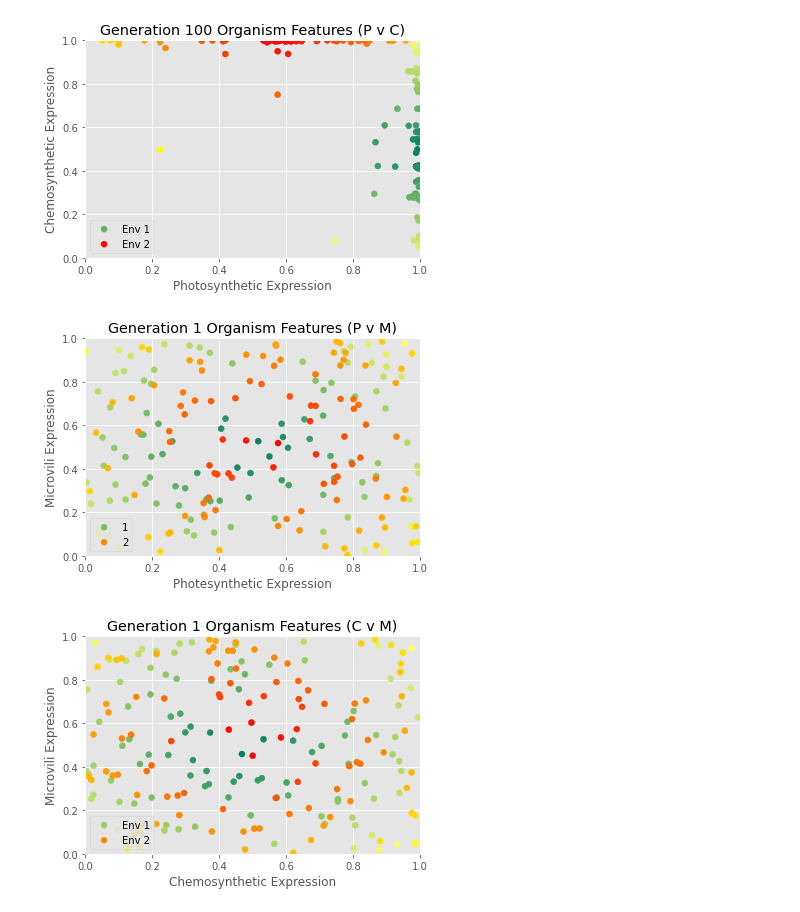
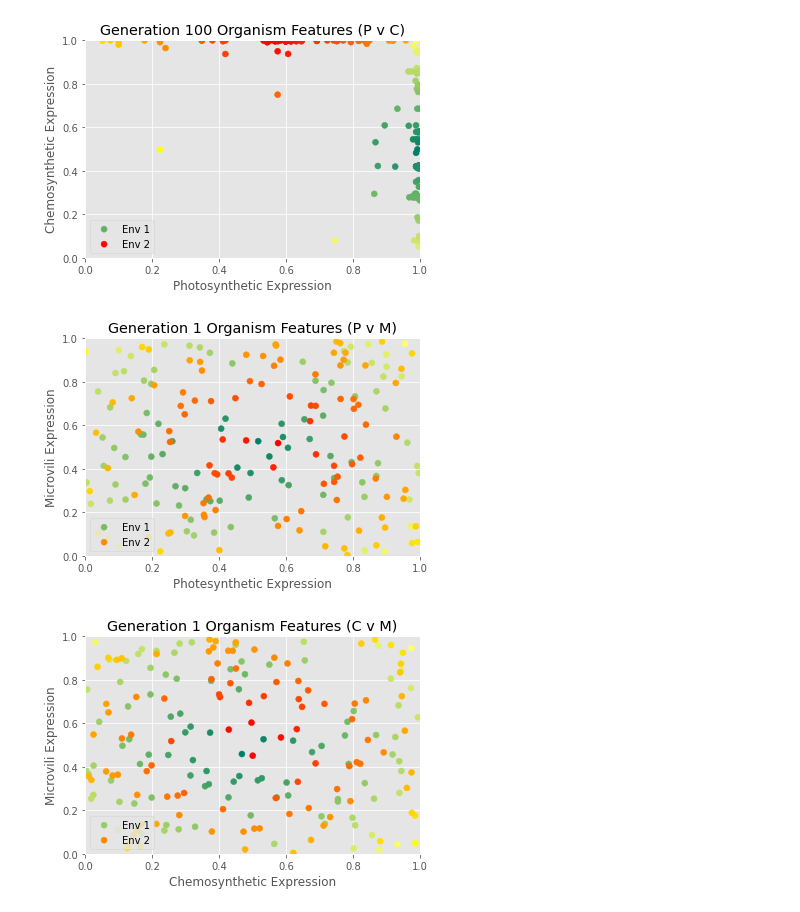
Before and after one commit to NikhilMukraj/apbioproject, a Jupyter notebook: data visualization.ipynb, the cells around one changed output. Cells and saved outputs as stored; diff of their text form; code cells hidden in the pictures.

```diff
--- a/data visualization.ipynb
+++ b/data visualization.ipynb
@@ -134,15 +134,15 @@ z2 = [np.sqrt((i[0]-c_pm_gen_first_mean[0])**2 + (i[1]-c_pm_gen_first_mean[1])**
 # %%
 plt.title(f'Generation 1 Organism Features (P v M)')
 plt.xlim((0,1))
 plt.ylim((0,1))
 plt.xlabel('Photesynthetic Expression')
 plt.ylabel('Microvili Expression')
-plt.scatter([i[0] for i in p_pm_gen_first], [i[1] for i in p_pm_gen_first], c=z1, cmap='summer', label='1')
-plt.scatter([i[0] for i in c_pm_gen_first], [i[1] for i in c_pm_gen_first], c=z2, cmap='autumn', label='2')
+plt.scatter([i[0] for i in p_pm_gen_first], [i[1] for i in p_pm_gen_first], c=z1, cmap='summer', label='Env 1')
+plt.scatter([i[0] for i in c_pm_gen_first], [i[1] for i in c_pm_gen_first], c=z2, cmap='autumn', label='Env 2')
 plt.legend(loc='lower left')
 plt.show()
 # %% [output]
-[figure, old version]
+[figure, new version]
 # %%
 p_cm_gen_first_mean = (np.mean([i[0] for i in p_cm_gen_first]), np.mean([i[1] for i in p_cm_gen_first]))
 c_cm_gen_first_mean = (np.mean([i[0] for i in c_cm_gen_first]), np.mean([i[1] for i in c_cm_gen_first]))
```
Also changed, not shown: parts of 1 cell of this notebook, 2 other files.
